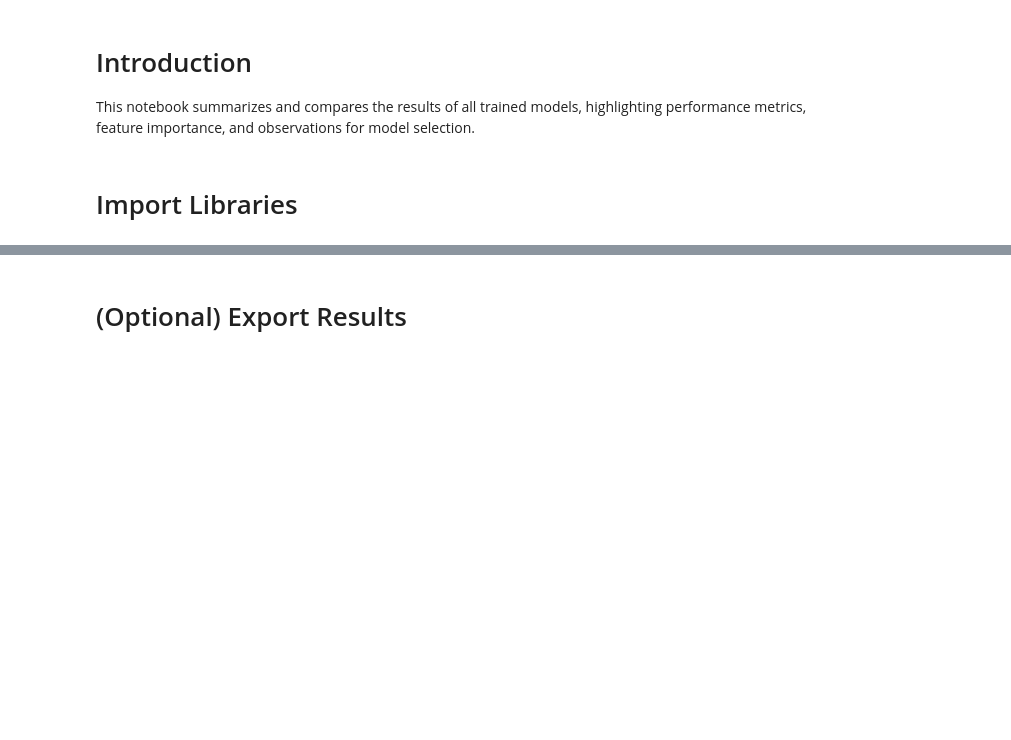
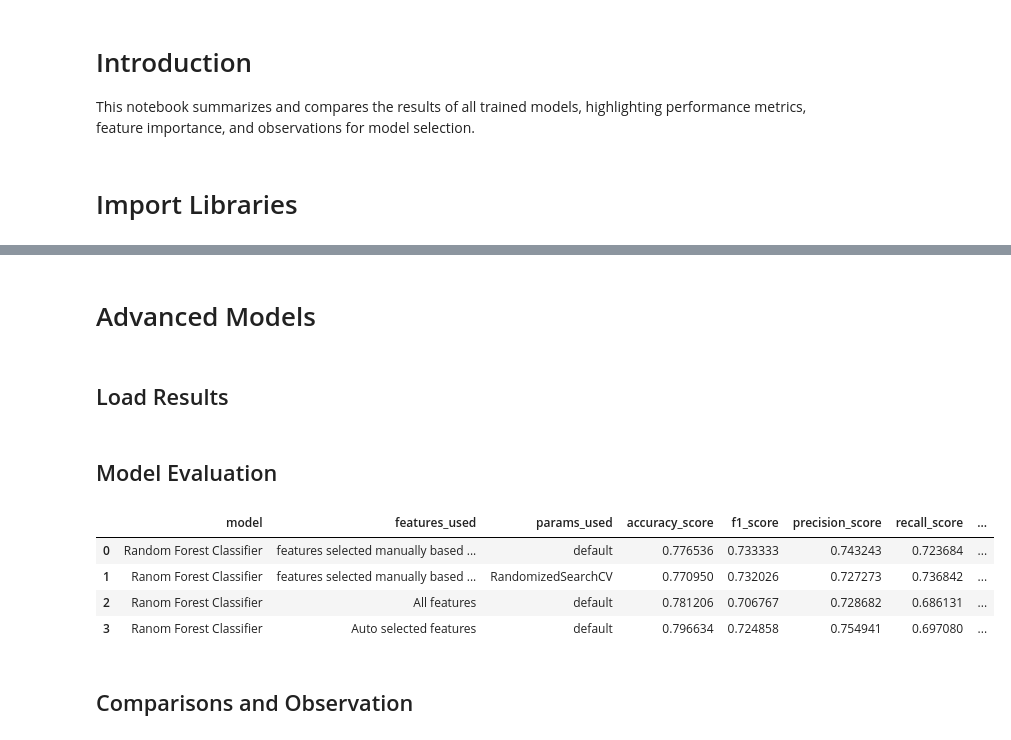
Before and after one commit to catalinm955/Titanic-ML, a Jupyter notebook: notebooks/03_Models_Evaluation.ipynb, the cells around one changed output, grey strips where cells are left out. Saved outputs shown, nothing was run; the diff lists cells and outputs as text; code cells hidden in the pictures; blank space fills up the shorter version.

```diff
--- a/notebooks/03_Models_Evaluation.ipynb
+++ b/notebooks/03_Models_Evaluation.ipynb
@@ -57,2 +121,42 @@ df_metrics
+# %% [markdown]
+# Advanced Models
+# %% [markdown]
+## Load Results
+# %%
+main_dir = os.path.dirname(os.getcwd())
+rfc_path = os.path.join(main_dir, 'data', 'processed', 'Advanced', 'rfc_results.csv')
+rfc_hyperparam_path = os.path.join(main_dir, 'data', 'processed', 'Advanced', 'rfc_hyperparam_results.csv')
+rfc_hyperparam_auto_path = os.path.join(main_dir, 'data', 'processed', 'Advanced', 'rfc_hyperparam_auto_results.csv')
+rfc_auto_selected_path = os.path.join(main_dir, 'data', 'processed', 'Advanced', 'df_rfc_auto_selected_results.csv')
+
+rfc_results = pd.read_csv(rfc_path)
+rfc_hyperparam_results = pd.read_csv(rfc_hyperparam_path)
+rfc_hyperparam_auto_results = pd.read_csv(rfc_hyperparam_auto_path)
+rfc_auto_selected_results = pd.read_csv(rfc_auto_selected_path)
+# %% [markdown]
+## Model Evaluation
+# %%
+# Evaluate the model
+df_rfc_eval = model_evaluation(rfc_results, "Random Forest Classifier")
+df_rfc_hyperparam_eval = model_evaluation(rfc_hyperparam_results, "Ranom Forest Classifier", params = 'RandomizedSearchCV', notes = 'Parameters were selected base on RandomizedSearchCV')
+df_rfc_hyperparam_auto_eval =  model_evaluation(rfc_hyperparam_auto_results, "Ranom Forest Classifier", features_used = 'All features', notes = 'Include all features and let the model to select them. Review Feature Importance from 02_ML_Models')
+df_rfc_auto_selected_eval =  model_evaluation(rfc_auto_selected_results, "Ranom Forest Classifier", features_used = 'Auto selected features')
+
+
+# Combine the results in a DataFrame
+df_advanced_metrics = pd.concat([
+    df_rfc_eval,
+    df_rfc_hyperparam_eval,
+    df_rfc_hyperparam_auto_eval,
+    df_rfc_auto_selected_eval
+]).reset_index(drop = True)
+
+df_advanced_metrics
+# %% [output]
+|  | model | features_used | params_used | accuracy_score | f1_score | precision_score | recall_score | ... |
+| 0 | Random Forest Classifier | features selected manually based ... | default | 0.776536 | 0.733333 | 0.743243 | 0.723684 | ... |
+| 1 | Ranom Forest Classifier | features selected manually based ... | RandomizedSearchCV | 0.770950 | 0.732026 | 0.727273 | 0.736842 | ... |
+| 2 | Ranom Forest Classifier | All features | default | 0.781206 | 0.706767 | 0.728682 | 0.686131 | ... |
+| 3 | Ranom Forest Classifier | Auto selected features | default | 0.796634 | 0.724858 | 0.754941 | 0.697080 | ... |
 # %% [markdown]
-# (Optional) Export Results
+## Comparisons and Observation
```
Also changed, not shown: parts of 10 cells of this notebook, 15 other files.
